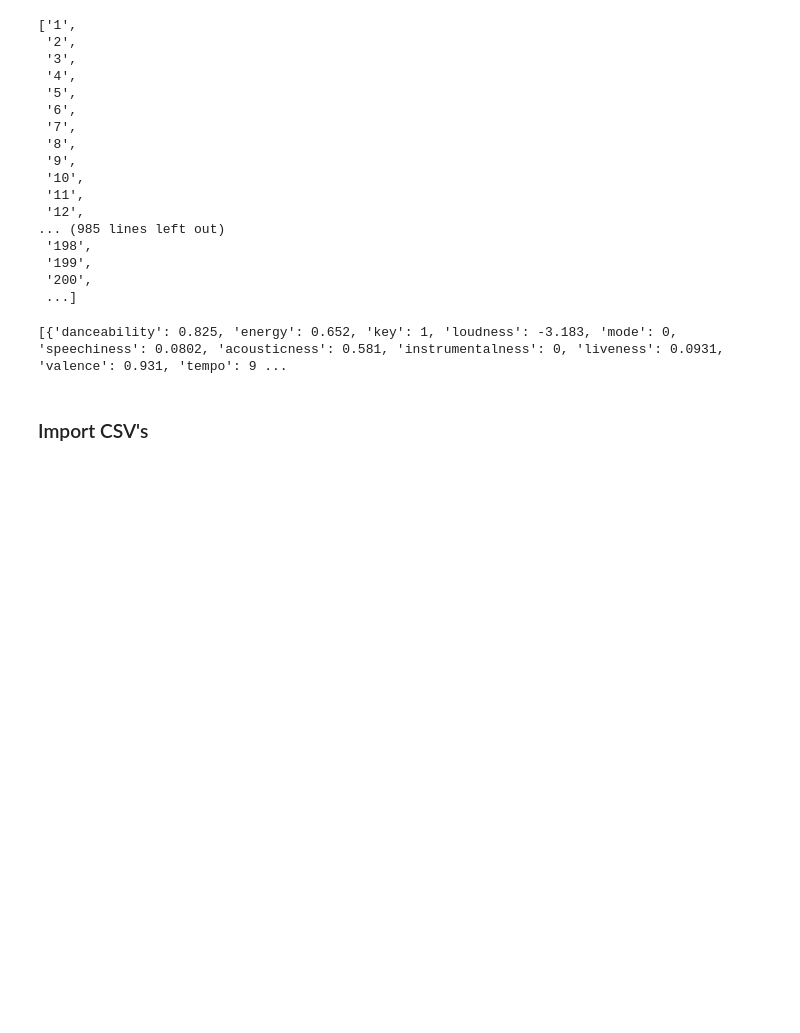
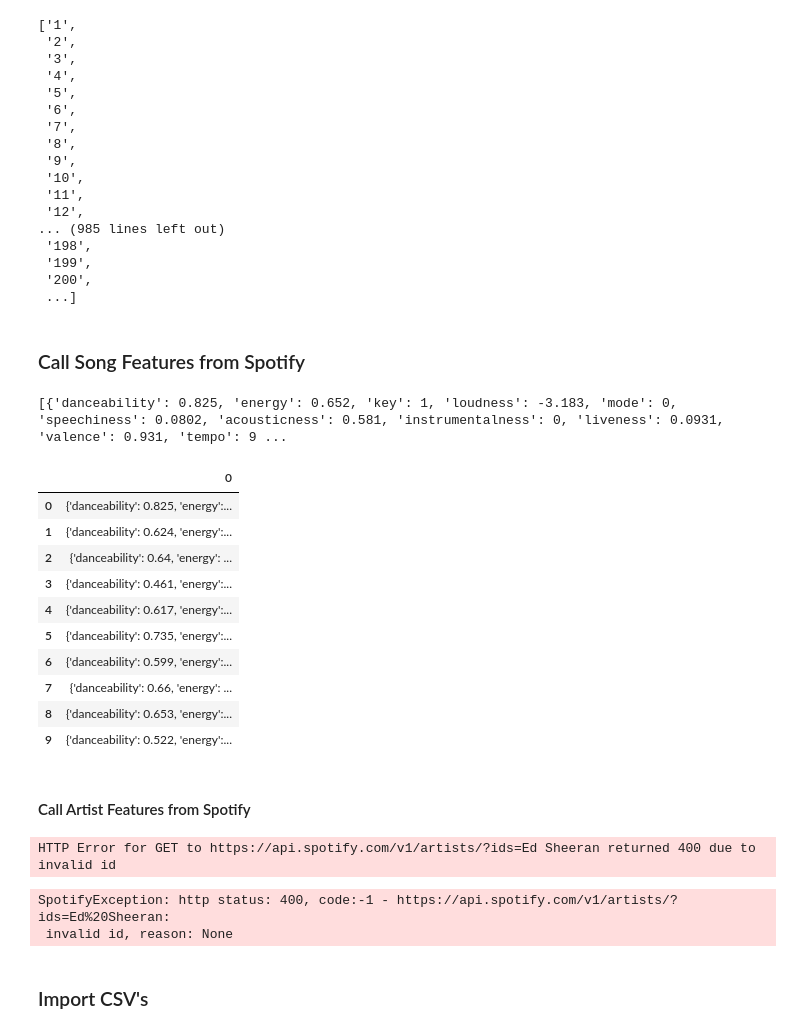
Before and after one commit to jbillet/Final-Project---Spotify, a Jupyter notebook: Lead notebook.ipynb, the cells around one changed output. Drawn from its saved outputs; the diff is of its cells as text; code cells hidden in the pictures; blank space fills up the shorter version.

Commit message:
Finally finished the audio feature api call

```diff
--- a/Lead notebook.ipynb
+++ b/Lead notebook.ipynb
@@ -382,6 +312,8 @@ all_positions
  '199',
  '200',
  ...]
+# %% [markdown]
+### Call Song Features from Spotify
 # %%
 credentials = spotipy.oauth2.SpotifyClientCredentials(client_id='9f269f8ff86f432a96ab58abb33dd268', client_secret='e069c4ecb50c4ce097b0cb8974482432')
 spotify = spotipy.Spotify(client_credentials_manager=credentials)
@@ -389,6 +321,8 @@ print (spotify.audio_features(['7qiZfU4dY1lWllzX7mPBI3']))
 # %% [output]
 [{'danceability': 0.825, 'energy': 0.652, 'key': 1, 'loudness': -3.183, 'mode': 0, 'speechiness': 0.0802, 'acousticness': 0.581, 'instrumentalness': 0, 'liveness': 0.0931, 'valence': 0.931, 'tempo': 9 ...
 # %%
-all_audio_features = []
-for thing in all_ids:
-    all_audio_features.append((spotify.audio_features([f'{thing}'])))
+#all_audio_features = []
+#for thing in tqdm(all_ids):
+#    all_audio_features.append((spotify.audio_features([f'{thing}'])))
+#    time.sleep(.35)
+#all_audio_features.to_csv('all_audio_features_data.csv')
@@ -396,0 +329,16 @@ all_data[0]
+# %%
+audio_feat_pd = pd.DataFrame(all_audio_features)
+# %%
+audio_feat_pd.head(10)
+# %% [output]
+|  | 0 |
+| 0 | {'danceability': 0.825, 'energy':... |
+| 1 | {'danceability': 0.624, 'energy':... |
+| 2 | {'danceability': 0.64, 'energy': ... |
+| 3 | {'danceability': 0.461, 'energy':... |
+| 4 | {'danceability': 0.617, 'energy':... |
+| 5 | {'danceability': 0.735, 'energy':... |
+| 6 | {'danceability': 0.599, 'energy':... |
+| 7 | {'danceability': 0.66, 'energy': ... |
+| 8 | {'danceability': 0.653, 'energy':... |
+| 9 | {'danceability': 0.522, 'energy':... |
@@ -396,0 +347,11 @@ all_data[0]
+# %% [markdown]
+#### Call Artist Features from Spotify
+# %%
+artist_data = []
+for thing in tqdm(all_artists):
+    artist_data.append((spotify.artists([f'{thing}'])))
+    time.sleep(.35)
+# %% [output]
+HTTP Error for GET to https://api.spotify.com/v1/artists/?ids=Ed Sheeran returned 400 due to invalid id
+SpotifyException: http status: 400, code:-1 - https://api.spotify.com/v1/artists/?ids=Ed%20Sheeran:
+ invalid id, reason: None
```
Also changed, not shown: parts of 21 cells of this notebook, 3 other files.
